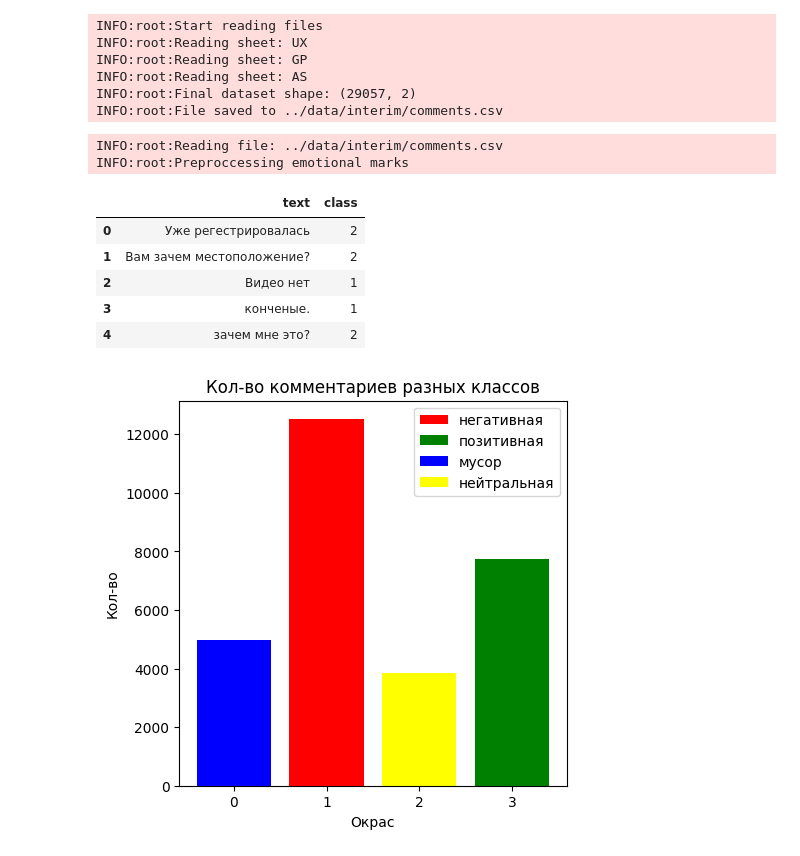
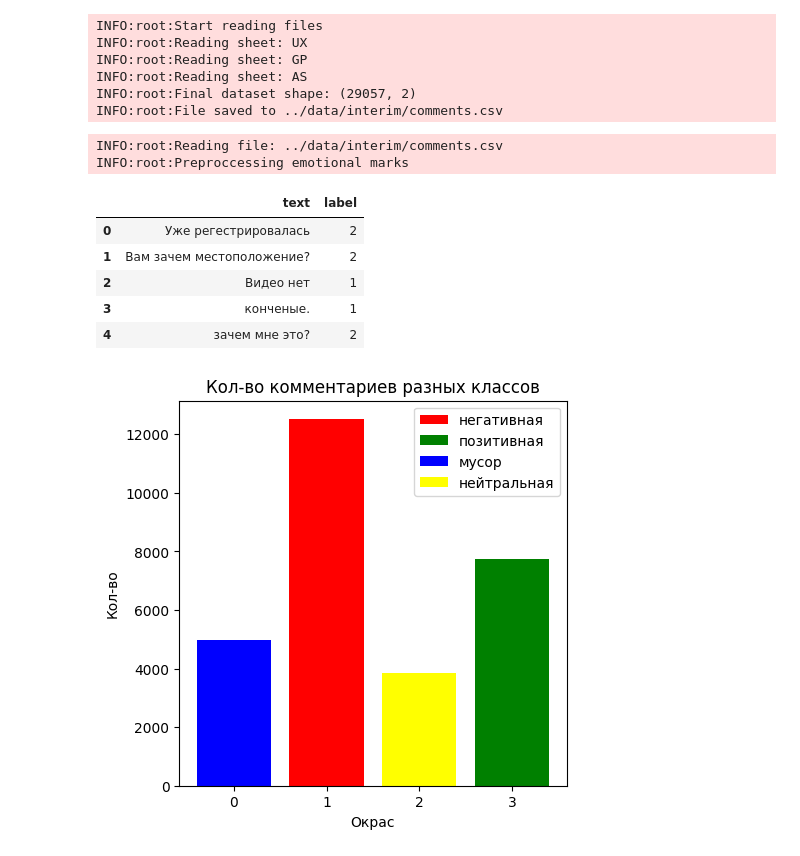
Before and after one commit to LemoMint/Nlp-Sandbox, a Jupyter notebook: notebooks/TF-IDF-HW.ipynb, the cells around one changed output. Drawn from its saved outputs; the diff is of its cells as text; code cells hidden in the pictures.

```diff
--- a/notebooks/TF-IDF-HW.ipynb
+++ b/notebooks/TF-IDF-HW.ipynb
@@ -12,11 +16,16 @@ from sklearn.model_selection import train_test_split
 # %%
 logging.basicConfig(level=logging.INFO)
 
-main_path = Path("../data/raw/raw.csv")
+raw_path = Path("../data/raw/raw.csv")
+interim_path = Path("../data/interim/comments.csv")
+
 cols = ["Комментарии", "Эмоциональная окраска"]
 sheet_names = ["UX", "GP", "AS"]
 
-frames = []
+class_labels = {"мусор":0, "негативная": 1, "нейтральная": 2, "позитивная": 3}
+class_colors = {0: "blue", 1: "red", 2: "yellow", 3: "green"}
+
+id2label = {v: k for k, v in class_labels.items()}
 # %%
 logging.info("Start reading files")
 
@@ -48,15 +53,16 @@ id2label = {v: k for k, v in class_labels.items()}
 # %%
-logging.info(f"Reading file: {main_path}")
-df = pd.read_csv(main_path)
+logging.info(f"Reading file: {interim_path}")
+df = pd.read_csv(interim_path)
 
 logging.info("Preproccessing emotional marks")
-df.columns = ["text", "class"]
-df["class"] = df["class"].str.lower().map(class_labels).dropna()
+df.columns = ["text", "label"]
+df = df.dropna()
+df["label"] = df["label"].str.lower().map(class_labels)
 df.head()
 # %% [output]
 INFO:root:Reading file: ../data/interim/comments.csv
 INFO:root:Preproccessing emotional marks
-|  | text | class |
+|  | text | label |
 | 0 | Уже регестрировалась | 2 |
 | 1 | Вам зачем местоположение? | 2 |
 | 2 | Видео нет | 1 |
```
Also changed, not shown: parts of 8 cells of this notebook, 4 other files.
